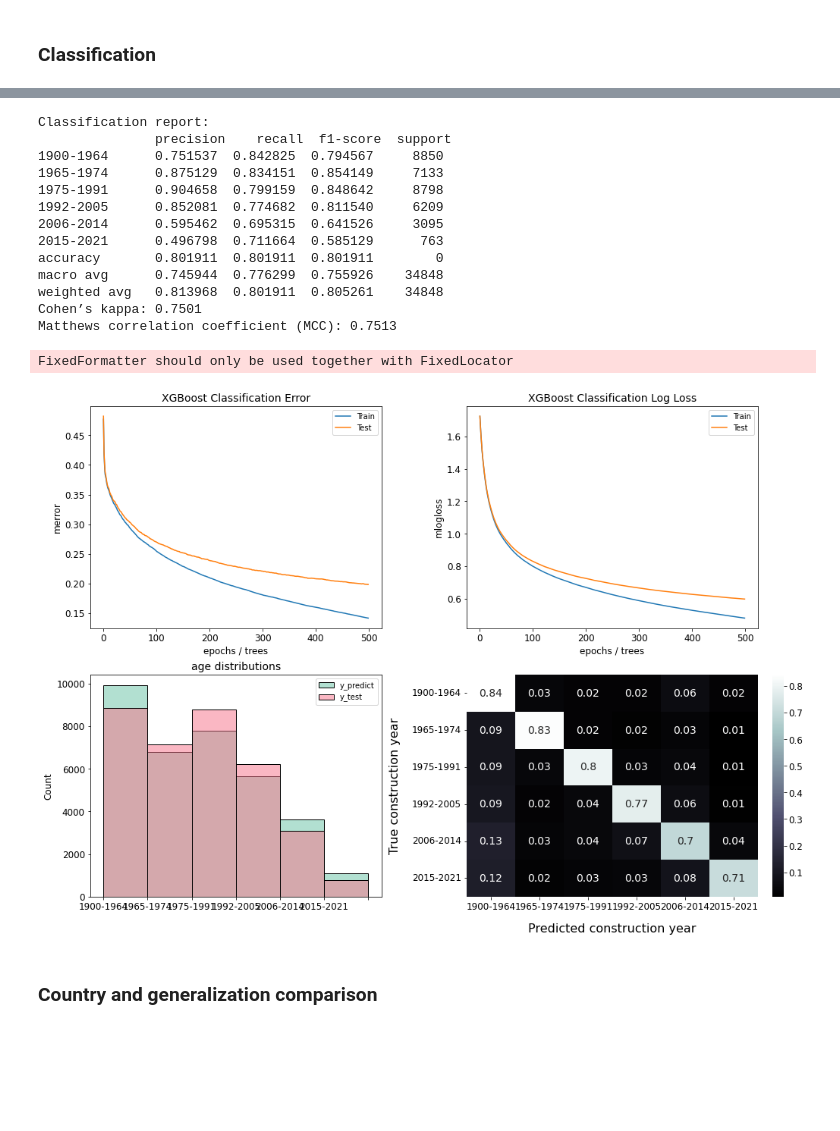
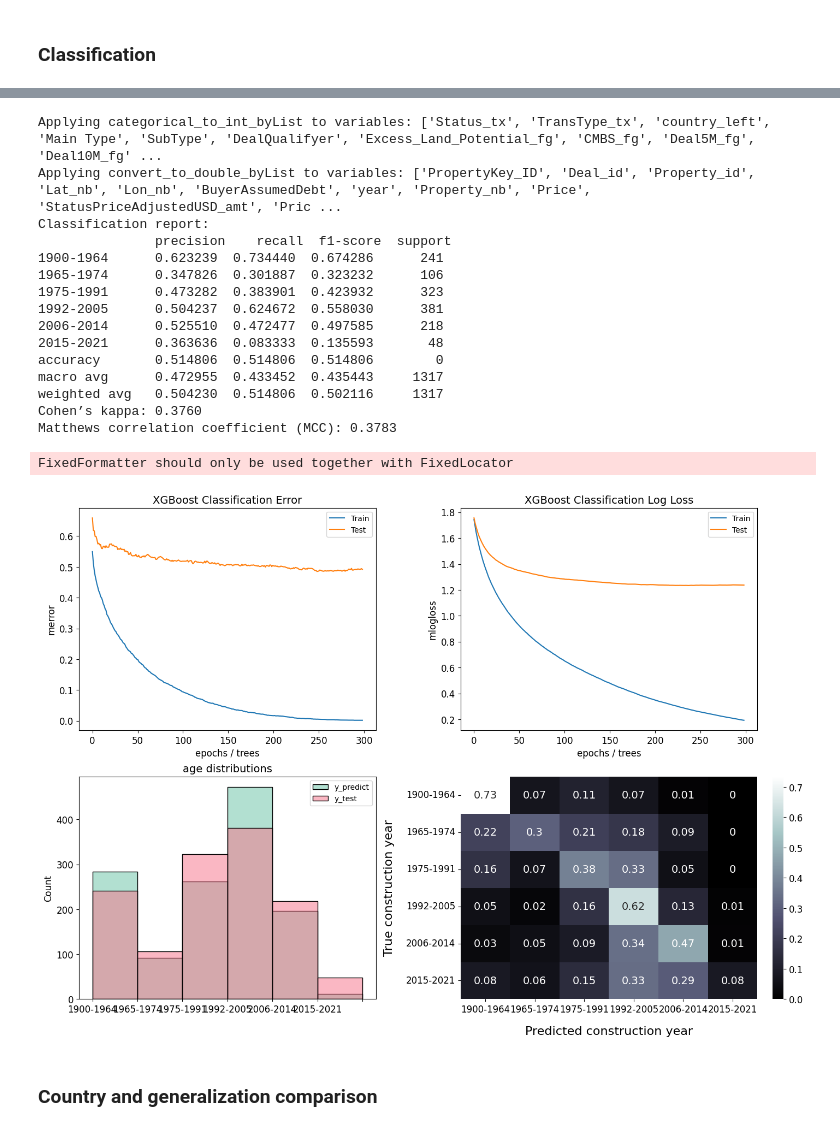
Before and after one commit to kaifoerster/BuildingAgePredictorML, a Jupyter notebook: demo/demo-rca-ufo.ipynb, the cells around one changed output, grey strips where cells are left out. Saved outputs shown, nothing was run; the diff lists cells and outputs as text; code cells hidden in the pictures; blank space fills up the shorter version.

```diff
--- a/demo/demo-rca-ufo.ipynb
+++ b/demo/demo-rca-ufo.ipynb
@@ -54,5 +55,5 @@ Demo sample of ~20k buildings for Spain, ~50k for France, and 170k for the Nethe
 
 The demo samples are stored using Git Large File Storage (LFS). To download them explicitly use:
 # %%
-path_data_RCA = os.path.join(dataset.DATA_DIR, 'rca-ufo-merge.csv')
+path_data_RCA = os.path.join(dataset.DATA_DIR, 'rca-ufo-merge_ALL.csv')
 df = pd.read_csv(path_data_RCA, encoding='latin1')
@@ -179,7 +183,7 @@ classifier = AgeClassifier(
     df=df,
     test_training_split=pp.split_80_20,
     # cross_validation_split=pp.cross_validation,
-    preprocessing_stages=[pp.remove_outliers],
+    preprocessing_stages=[pp.remove_outliers, pp.categorical_to_int_byList, pp.convert_to_double_byList],
     hyperparameters=xgb_hyperparams,
     mitigate_class_imbalance=True,
     # bin_config=equally_sized_bins,
@@ -203,19 +210,21 @@ classifier.evaluate()
 `early_stopping_rounds` in `fit` method is deprecated for better compatibility with scikit-learn, use `early_stopping_rounds` in constructor or`set_params` instead.
+Applying categorical_to_int_byList to variables: ['Status_tx', 'TransType_tx', 'country_left', 'Main Type', 'SubType', 'DealQualifyer', 'Excess_Land_Potential_fg', 'CMBS_fg', 'Deal5M_fg', 'Deal10M_fg' ...
+Applying convert_to_double_byList to variables: ['PropertyKey_ID', 'Deal_id', 'Property_id', 'Lat_nb', 'Lon_nb', 'BuyerAssumedDebt', 'year', 'Property_nb', 'Price', 'StatusPriceAdjustedUSD_amt', 'Pric ...
 Classification report:
                precision    recall  f1-score  support
-1900-1964      0.751537  0.842825  0.794567     8850
-1965-1974      0.875129  0.834151  0.854149     7133
-1975-1991      0.904658  0.799159  0.848642     8798
-1992-2005      0.852081  0.774682  0.811540     6209
-2006-2014      0.595462  0.695315  0.641526     3095
-2015-2021      0.496798  0.711664  0.585129      763
-accuracy       0.801911  0.801911  0.801911        0
-macro avg      0.745944  0.776299  0.755926    34848
-weighted avg   0.813968  0.801911  0.805261    34848
-Cohen’s kappa: 0.7501
-Matthews correlation coefficient (MCC): 0.7513
+1900-1964      0.623239  0.734440  0.674286      241
+1965-1974      0.347826  0.301887  0.323232      106
+1975-1991      0.473282  0.383901  0.423932      323
+1992-2005      0.504237  0.624672  0.558030      381
+2006-2014      0.525510  0.472477  0.497585      218
+2015-2021      0.363636  0.083333  0.135593       48
+accuracy       0.514806  0.514806  0.514806        0
+macro avg      0.472955  0.433452  0.435443     1317
+weighted avg   0.504230  0.514806  0.502116     1317
+Cohen’s kappa: 0.3760
+Matthews correlation coefficient (MCC): 0.3783
 FixedFormatter should only be used together with FixedLocator
-[figure, old version]
+[figure, new version]
 # %% [markdown]
 ### Country and generalization comparison
 # %% [markdown]
```
Also changed, not shown: parts of 6 cells of this notebook, 7 other files.
